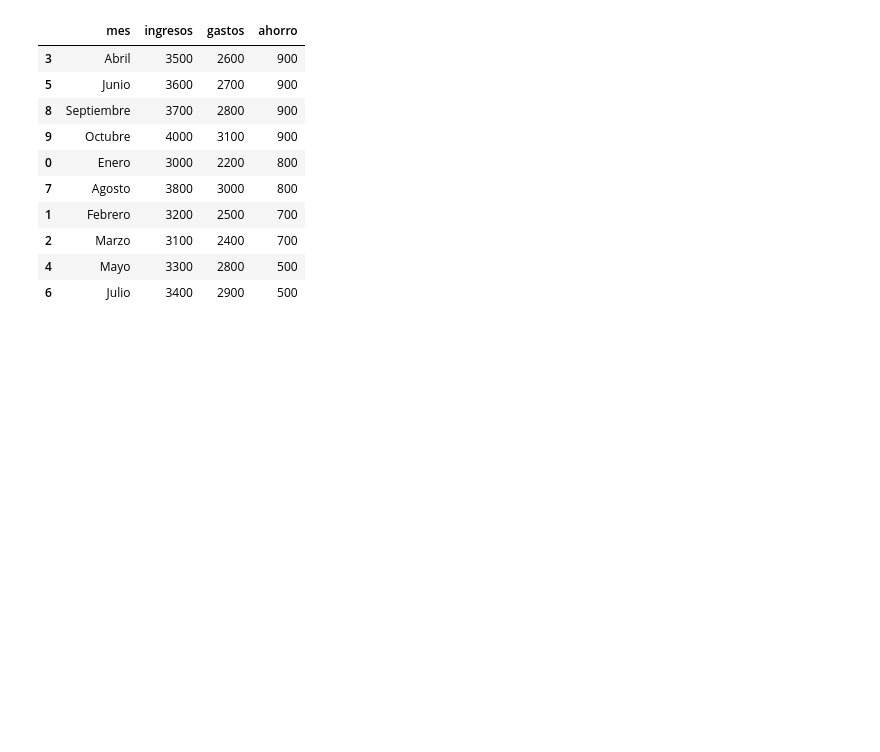
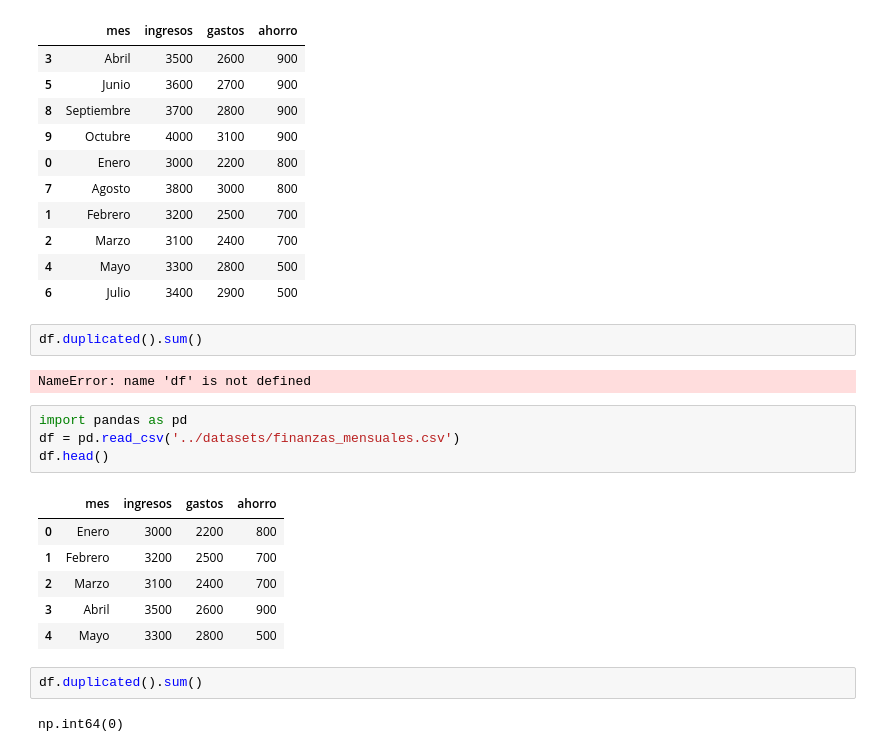
Before and after one commit to azor1111/AI-Mastery, a Jupyter notebook: notebooks/03_pandas_finanzas.ipynb, the cells around one changed output. Saved outputs shown, nothing was run; the diff lists cells and outputs as text; blank space fills up the shorter version.

Commit message:
Hora 15: consolidacion limpieza y orden de datos con Pandas

```diff
--- a/notebooks/03_pandas_finanzas.ipynb
+++ b/notebooks/03_pandas_finanzas.ipynb
@@ -136,3 +136,22 @@ df.sort_values(by="ahorro", ascending=False)
 | 2 | Marzo | 3100 | 2400 | 700 |
 | 4 | Mayo | 3300 | 2800 | 500 |
 | 6 | Julio | 3400 | 2900 | 500 |
+# %%
+df.duplicated().sum()
+# %% [output]
+NameError: name 'df' is not defined
+# %%
+import pandas as pd
+df = pd.read_csv('../datasets/finanzas_mensuales.csv')
+df.head()
+# %% [output]
+|  | mes | ingresos | gastos | ahorro |
+| 0 | Enero | 3000 | 2200 | 800 |
+| 1 | Febrero | 3200 | 2500 | 700 |
+| 2 | Marzo | 3100 | 2400 | 700 |
+| 3 | Abril | 3500 | 2600 | 900 |
+| 4 | Mayo | 3300 | 2800 | 500 |
+# %%
+df.duplicated().sum()
+# %% [output]
+np.int64(0)
```
Also changed, not shown: parts of 4 cells of this notebook, 1 other file.
